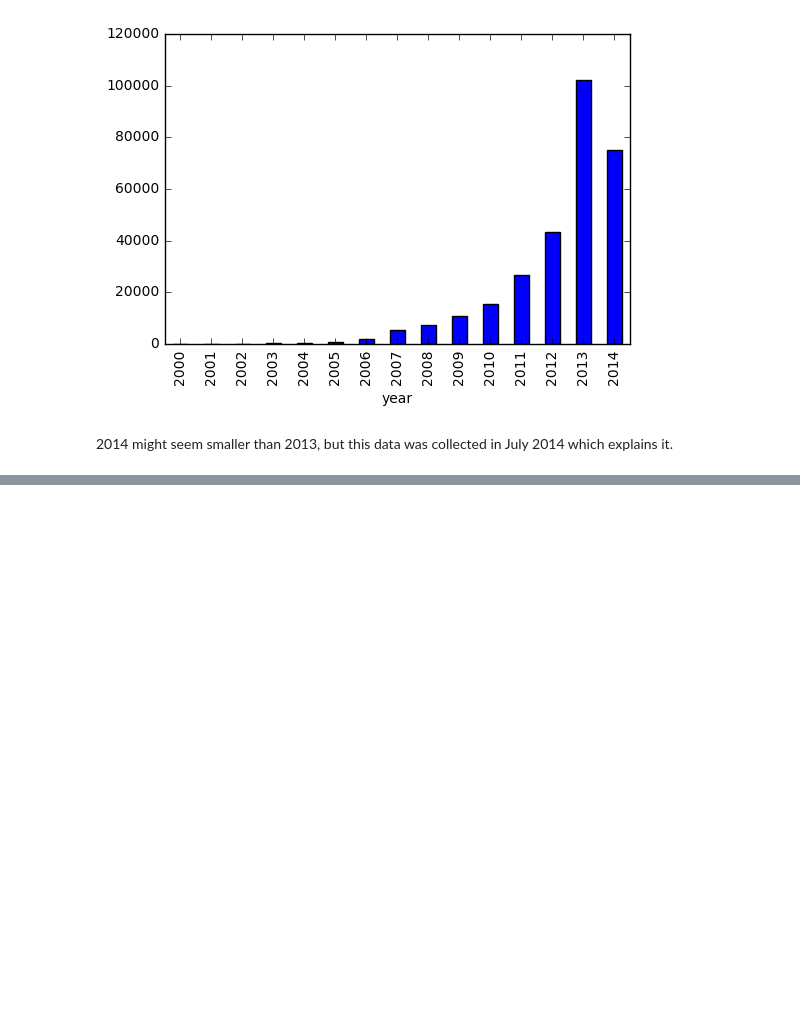
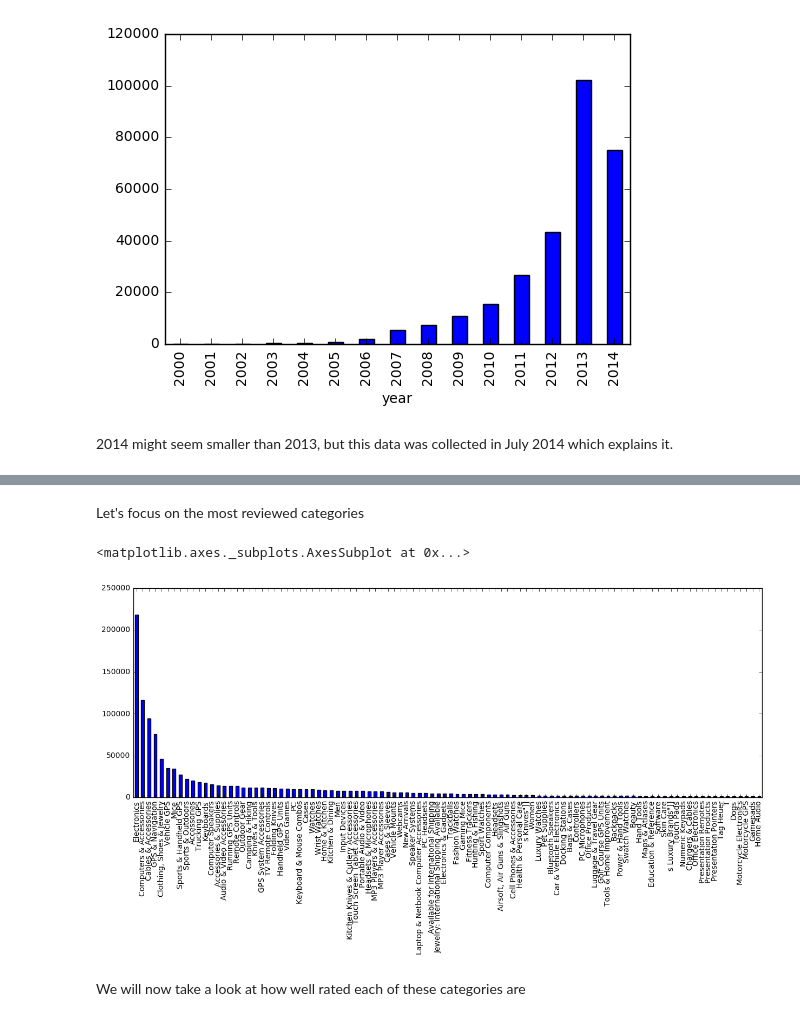
Before and after one commit to bojanp94/ADAProject, a Jupyter notebook: swiss products.ipynb, the cells around one changed output, grey strips where cells are left out. Saved outputs shown, nothing was run; the diff lists cells and outputs as text; code cells hidden in the pictures; blank space fills up the shorter version.

```diff
--- a/swiss products.ipynb
+++ b/swiss products.ipynb
@@ -60,0 +93,3 @@ yearGroup['overall'].count().plot.bar()
+# %%
+categoriesCount = pd.DataFrame(swissDF['categories'].tolist()).stack().value_counts()
+categoriesCount
@@ -60,0 +114,10 @@ yearGroup['overall'].count().plot.bar()
+# %% [markdown]
+Let's focus on the most reviewed categories
+# %%
+categoriesCount = categoriesCount.head(100)
+categoriesCount.plot.bar(figsize=(15,5))
+# %% [output]
+<matplotlib.axes._subplots.AxesSubplot at 0x...>
+[figure, added]
+# %% [markdown]
+We will now take a look at how well rated each of these categories are
```
Also changed, not shown: parts of 11 cells of this notebook.
